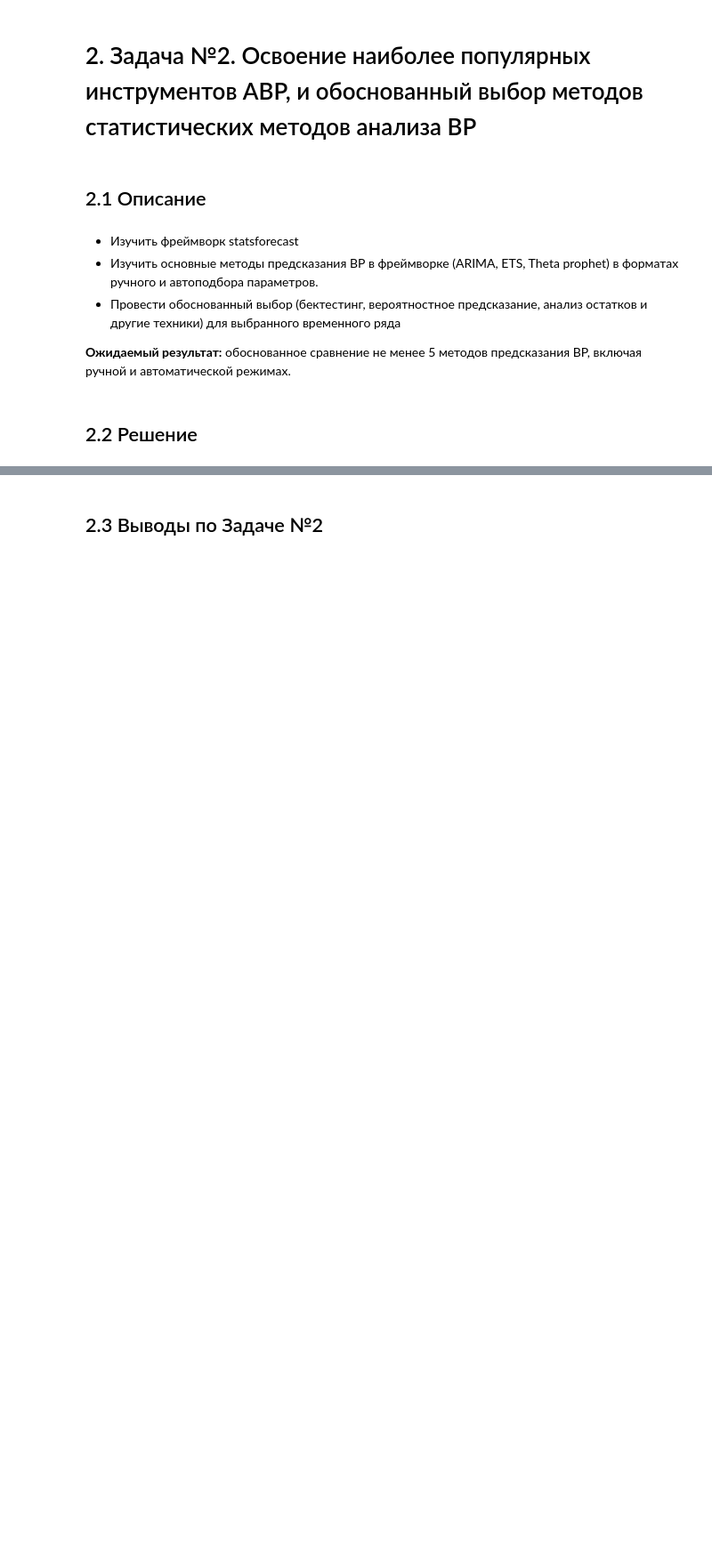
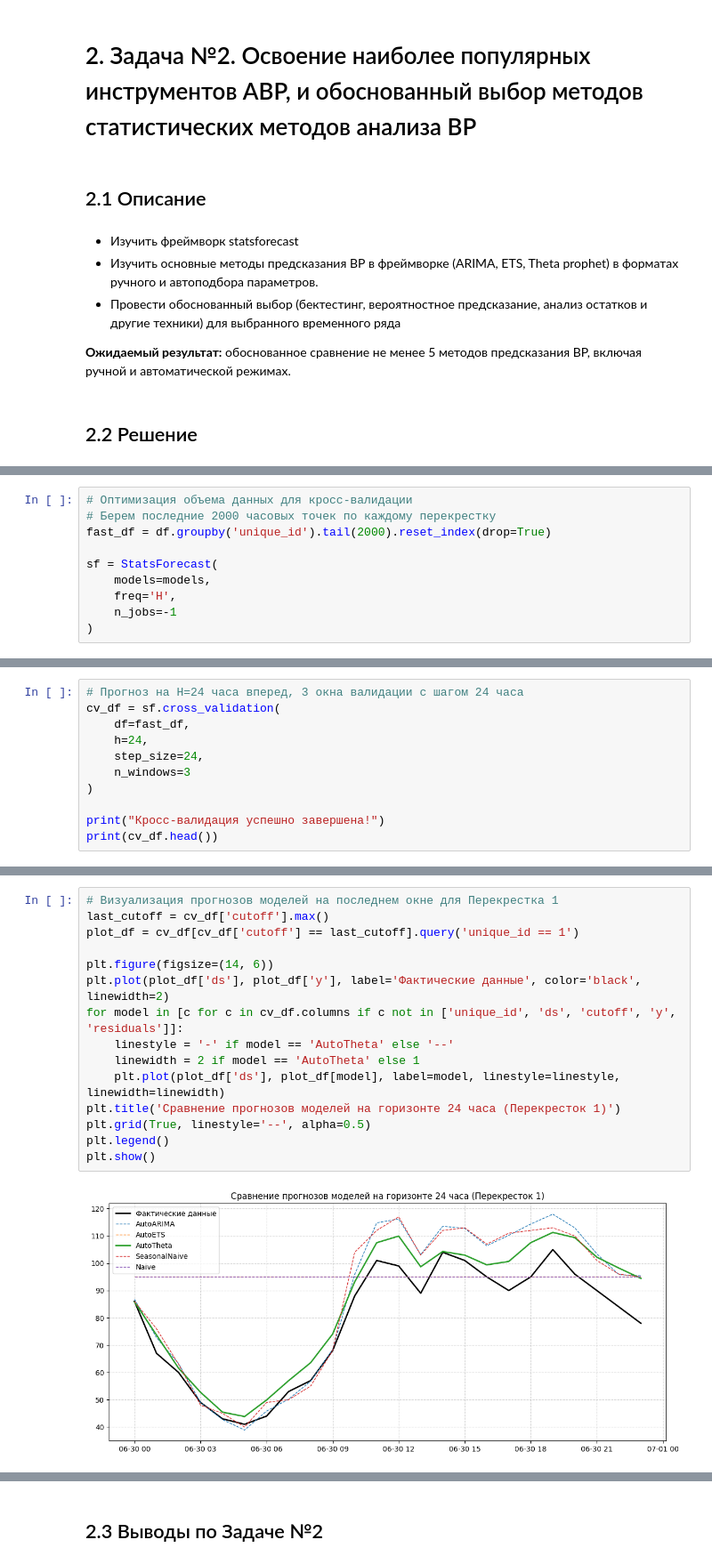
Before and after one commit to Hracc/ts-analysis, a Jupyter notebook: final_homework.ipynb, the cells around one changed output, grey strips where cells are left out. Shown at 89% size. Saved outputs shown, nothing was run; the diff lists cells and outputs as text; blank space fills up the shorter version.

```diff
--- a/final_homework.ipynb
+++ b/final_homework.ipynb
@@ -202,0 +241,10 @@ for j in df['unique_id'].unique():
+# %%
+# Оптимизация объема данных для кросс-валидации
+# Берем последние 2000 часовых точек по каждому перекрестку
+fast_df = df.groupby('unique_id').tail(2000).reset_index(drop=True)
+
+sf = StatsForecast(
+    models=models,
+    freq='H',
+    n_jobs=-1
+)
@@ -202,0 +254,11 @@ for j in df['unique_id'].unique():
+# %%
+# Прогноз на H=24 часа вперед, 3 окна валидации с шагом 24 часа
+cv_df = sf.cross_validation(
+    df=fast_df,
+    h=24,
+    step_size=24,
+    n_windows=3
+)
+
+print("Кросс-валидация успешно завершена!")
+print(cv_df.head())
@@ -202,0 +313,17 @@ for j in df['unique_id'].unique():
+# %%
+# Визуализация прогнозов моделей на последнем окне для Перекрестка 1
+last_cutoff = cv_df['cutoff'].max()
+plot_df = cv_df[cv_df['cutoff'] == last_cutoff].query('unique_id == 1')
+
+plt.figure(figsize=(14, 6))
+plt.plot(plot_df['ds'], plot_df['y'], label='Фактические данные', color='black', linewidth=2)
+for model in [c for c in cv_df.columns if c not in ['unique_id', 'ds', 'cutoff', 'y', 'residuals']]:
+    linestyle = '-' if model == 'AutoTheta' else '--'
+    linewidth = 2 if model == 'AutoTheta' else 1
+    plt.plot(plot_df['ds'], plot_df[model], label=model, linestyle=linestyle, linewidth=linewidth)
+plt.title('Сравнение прогнозов моделей на горизонте 24 часа (Перекресток 1)')
+plt.grid(True, linestyle='--', alpha=0.5)
+plt.legend()
+plt.show()
+# %% [output]
+[figure, added]
```
Also changed, not shown: parts of 11 cells of this notebook.
